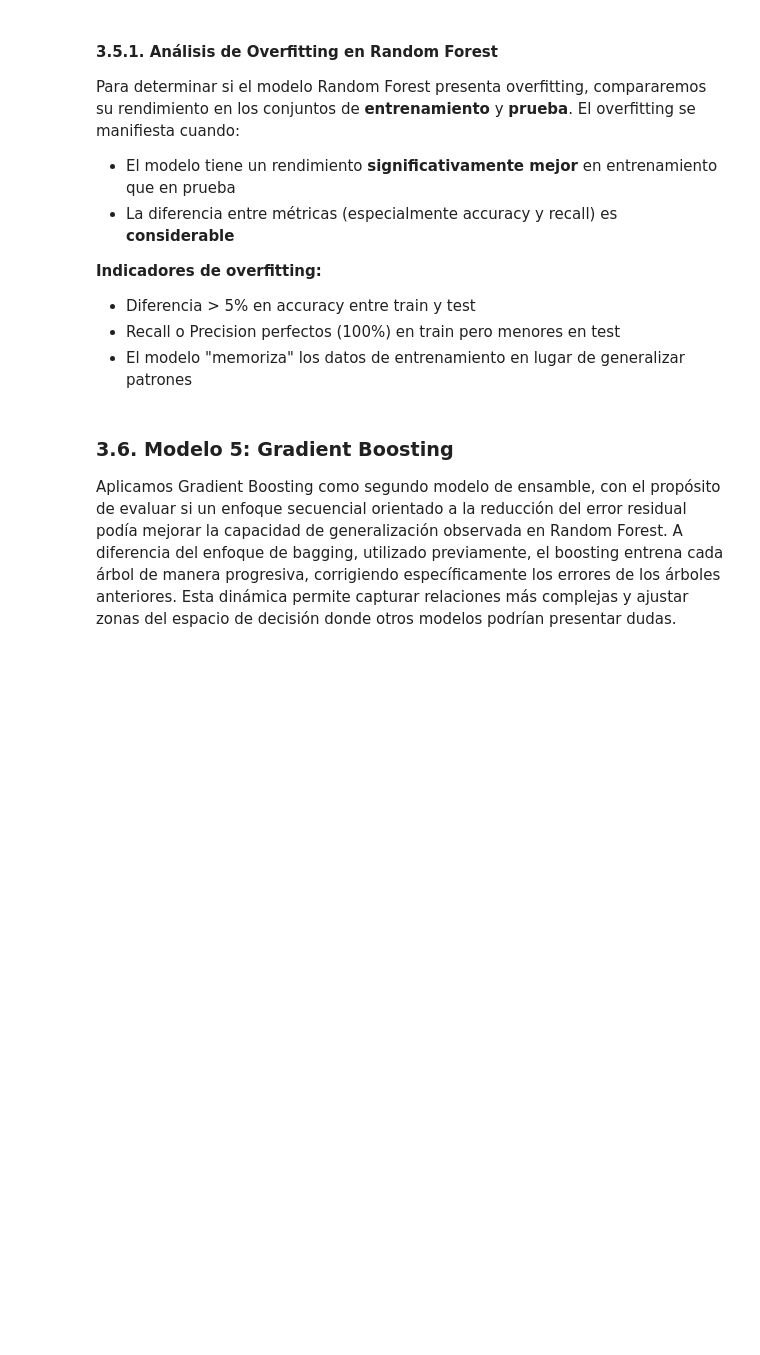
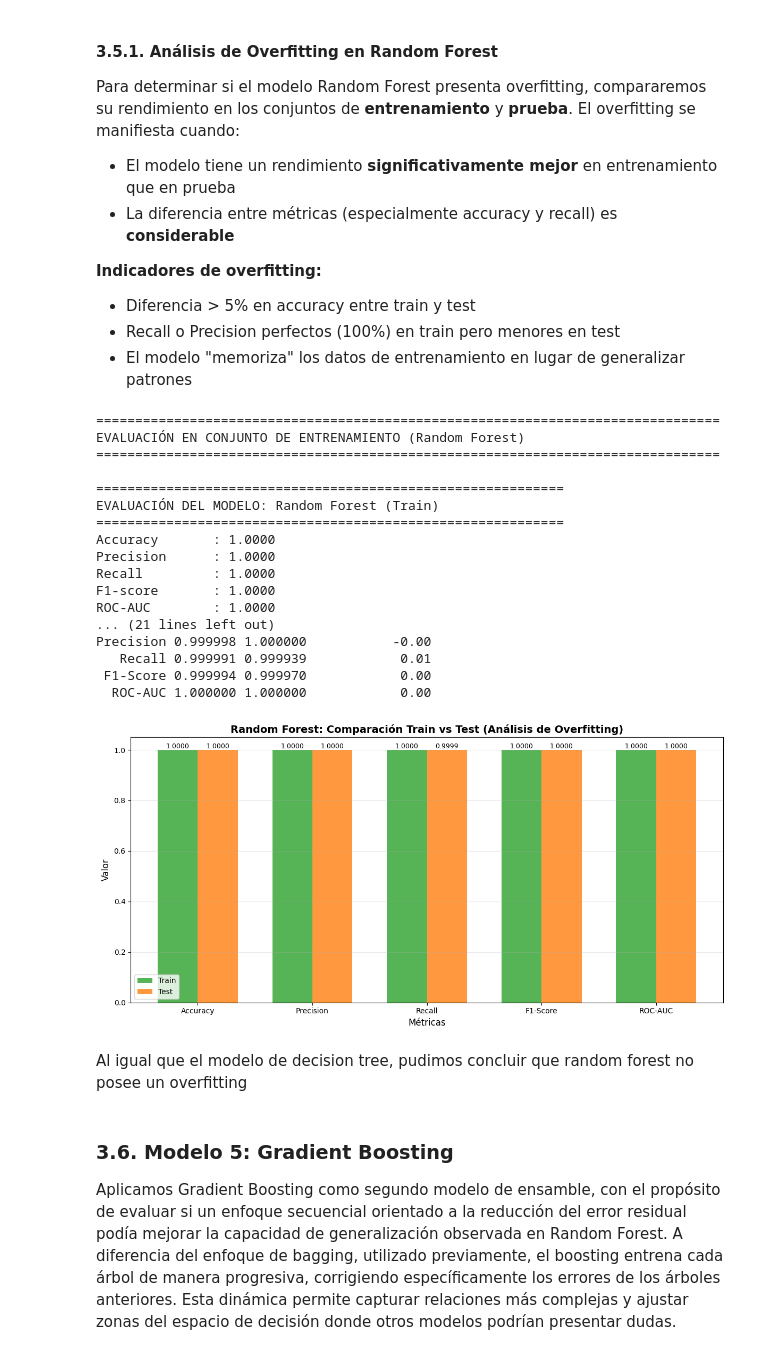
Before and after one commit to agusc4/ceia-ml, a Jupyter notebook: notebook_mushrooms.ipynb, the cells around one changed output. Drawn from its saved outputs; the diff is of its cells as text; code cells hidden in the pictures; blank space fills up the shorter version.

```diff
--- a/notebook_mushrooms.ipynb
+++ b/notebook_mushrooms.ipynb
@@ -1419,7 +1438,7 @@ Para determinar si el modelo Random Forest presenta overfitting, compararemos su
 - Recall o Precision perfectos (100%) en train pero menores en test
 - El modelo "memoriza" los datos de entrenamiento en lugar de generalizar patrones
 # %%
-# Evaluar el Random Forest en el conjunto de ENTRENAMIENTO
+# Evaluamos Random Forest en el conjunto de ENTRENAMIENTO
 print("="*80)
 print("EVALUACIÓN EN CONJUNTO DE ENTRENAMIENTO (Random Forest)")
 print("="*80)
@@ -1436,14 +1455,14 @@ comparison_data_rf = {
         metrics_train_rf['Accuracy'],
         metrics_train_rf['Precision'],
         metrics_train_rf['Recall'],
-        metrics_train_rf['F1-Score'],
+        metrics_train_rf['F1-score'],
         metrics_train_rf['ROC-AUC']
     ],
     'Test': [
         metrics_rf['Accuracy'],
         metrics_rf['Precision'],
         metrics_rf['Recall'],
-        metrics_rf['F1-Score'],
+        metrics_rf['F1-score'],
         metrics_rf['ROC-AUC']
     ]
 }
@@ -1457,33 +1476,54 @@ print("="*80)
 print(comparison_df_rf.to_string(index=False))
 
 # Visualización
 fig, ax = plt.subplots(figsize=(12, 6))
 
 x = np.arange(len(comparison_df_rf['Métrica']))
 width = 0.35
 
 bars1 = ax.bar(x - width/2, comparison_df_rf['Train'], width, label='Train', color='#2ca02c', alpha=0.8)
 bars2 = ax.bar(x + width/2, comparison_df_rf['Test'], width, label='Test', color='#ff7f0e', alpha=0.8)
 
 ax.set_xlabel('Métricas', fontsize=12)
 ax.set_ylabel('Valor', fontsize=12)
 ax.set_title('Random Forest: Comparación Train vs Test (Análisis de Overfitting)', fontsize=14, fontweight='bold')
 ax.set_xticks(x)
 ax.set_xticklabels(comparison_df_rf['Métrica'])
 ax.legend()
 ax.set_ylim([0, 1.05])
 ax.grid(axis='y', alpha=0.3)
 
 # Añadir valores en las barras
 for bars in [bars1, bars2]:
     for bar in bars:
         height = bar.get_height()
         ax.text(bar.get_x() + bar.get_width()/2., height,
                 f'{height:.4f}',
                 ha='center', va='bottom', fontsize=9)
 
 plt.tight_layout()
 plt.show()
+# %% [output]
+================================================================================
+EVALUACIÓN EN CONJUNTO DE ENTRENAMIENTO (Random Forest)
+================================================================================
+
+============================================================
+EVALUACIÓN DEL MODELO: Random Forest (Train)
+============================================================
+Accuracy       : 1.0000
+Precision      : 1.0000
+Recall         : 1.0000
+F1-score       : 1.0000
+ROC-AUC        : 1.0000
+... (21 lines left out)
+Precision 0.999998 1.000000           -0.00
+   Recall 0.999991 0.999939            0.01
+ F1-Score 0.999994 0.999970            0.00
+  ROC-AUC 1.000000 1.000000            0.00
+[figure, added]
+# %% [markdown]
+Al igual que el modelo de decision tree, pudimos concluir que random forest no posee un overfitting
 # %% [markdown]
 ### 3.6. Modelo 5: Gradient Boosting
 
```
Also changed, not shown: parts of 13 cells of this notebook.
